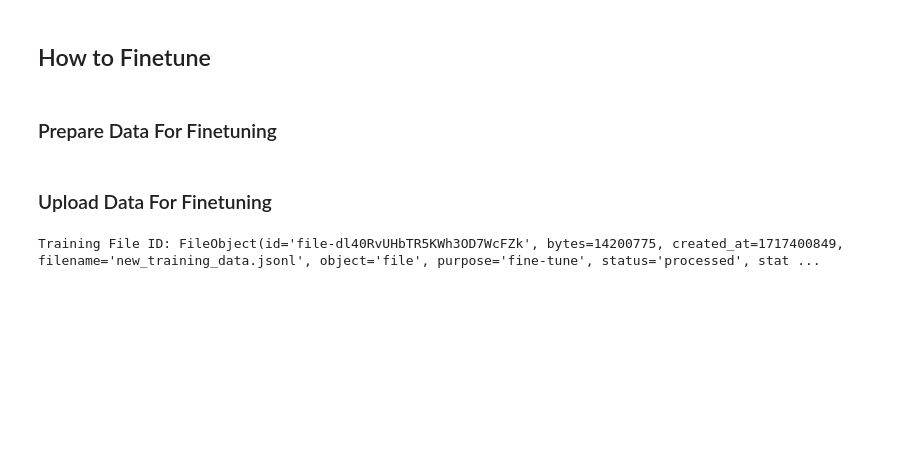
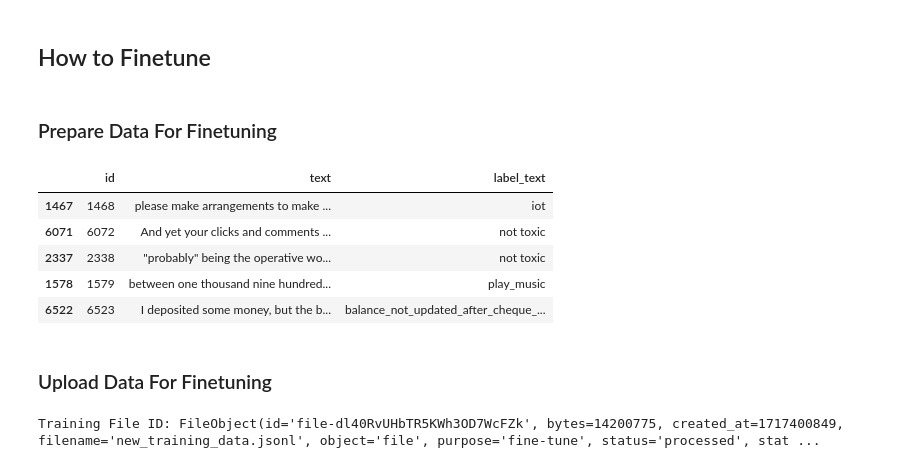
Before and after one commit to FuturePathAI/Learn-AI-Engineering, a Jupyter notebook: notebooks/weekx-Lecturex-Finetuning.ipynb, the cells around one changed output. Drawn from its saved outputs; the diff is of its cells as text; code cells hidden in the pictures; blank space fills up the shorter version.

```diff
--- a/notebooks/weekx-Lecturex-Finetuning.ipynb
+++ b/notebooks/weekx-Lecturex-Finetuning.ipynb
@@ -137,6 +159,15 @@ openai_api_key = os.getenv("OPENAI_API_KEY")
 openai_client = openai.OpenAI(api_key=openai_api_key)
 # %% [markdown]
 ### Prepare Data For Finetuning
+# %%
+train_csv.head()
+# %% [output]
+|  | id | text | label_text |
+| 1467 | 1468 | please make arrangements to make ... | iot |
+| 6071 | 6072 | And yet your clicks and comments ... | not toxic |
+| 2337 | 2338 | "probably" being the operative wo... | not toxic |
+| 1578 | 1579 | between one thousand nine hundred... | play_music |
+| 6522 | 6523 | I deposited some money, but the b... | balance_not_updated_after_cheque_... |
 # %%
 # create training file for fine tuning , the data needs to be preprocessed in a specific way to finetune a model
 import json
```
Also changed, not shown: parts of 7 cells of this notebook.
